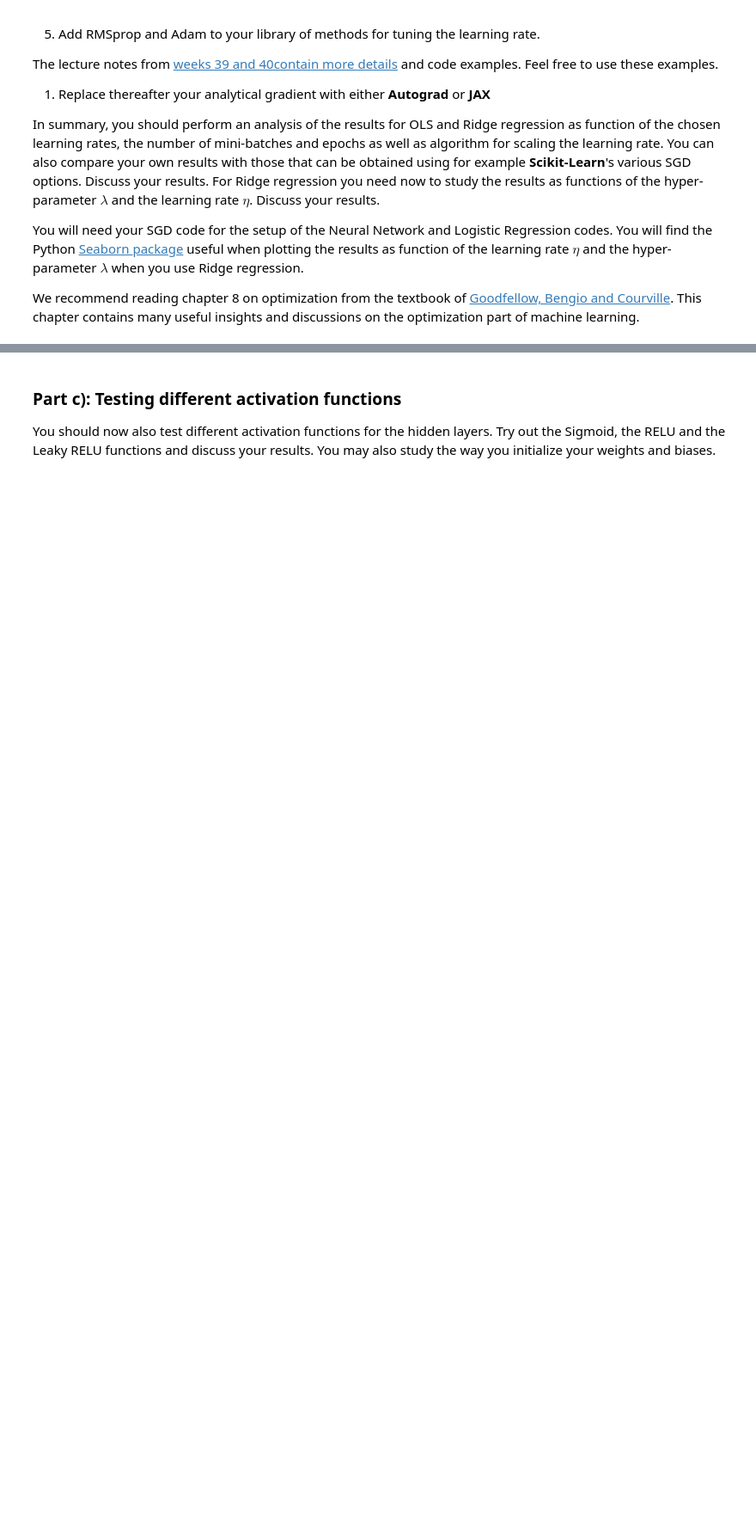
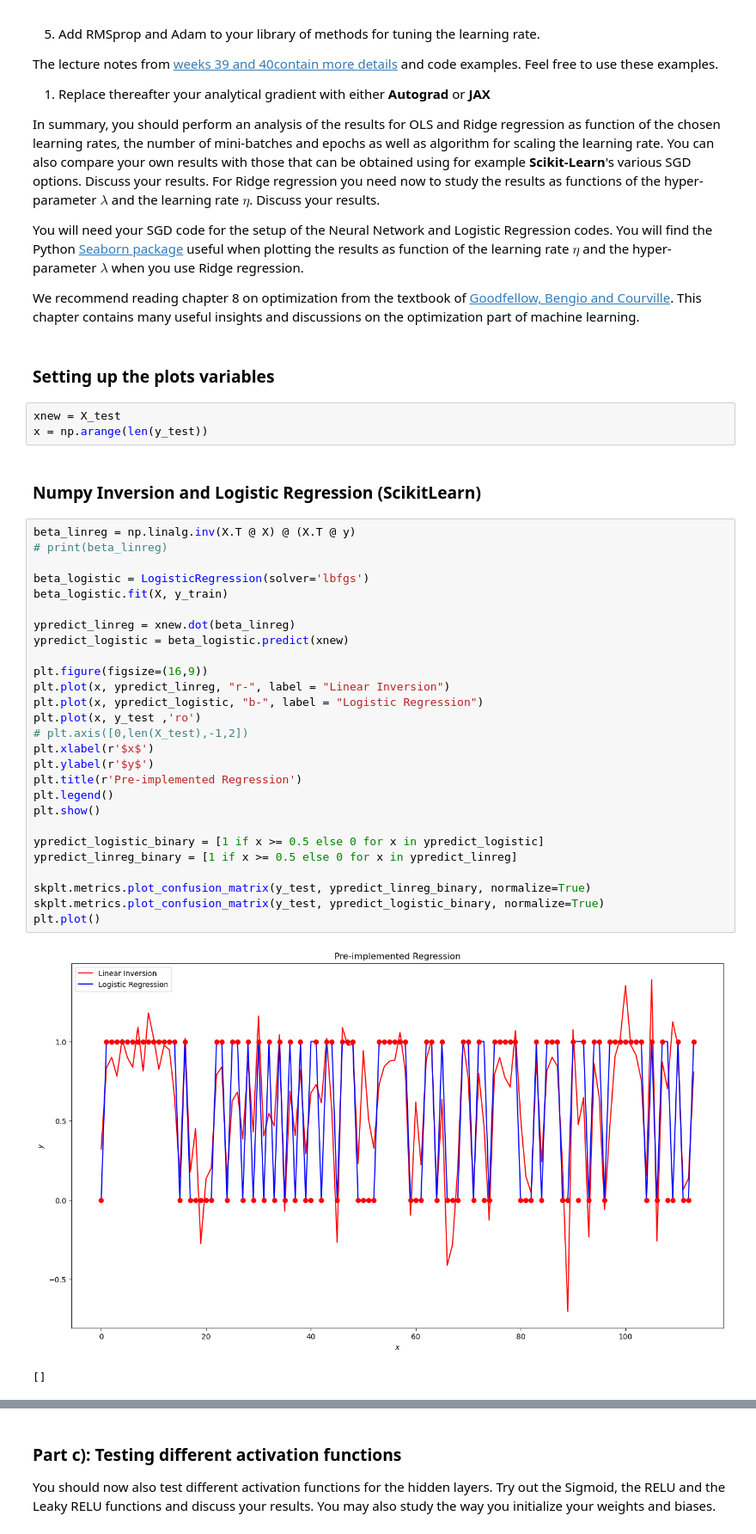
Before and after one commit to Yamacia/Project2data-ml, a Jupyter notebook: project2.ipynb, the cells around one changed output, grey strips where cells are left out. Shown at 86% size. Drawn from its saved outputs; the diff is of its cells as text; blank space fills up the shorter version.

```diff
--- a/project2.ipynb
+++ b/project2.ipynb
@@ -129,3 +139,40 @@ $\eta$ and the hyper-parameter $\lambda$ when you use Ridge
 regression.
 
 We recommend reading chapter 8 on optimization from the textbook of [Goodfellow, Bengio and Courville](https://www.deeplearningbook.org/). This chapter contains many useful insights and discussions on the optimization part of machine learning.
+# %% [markdown]
+### Setting up the plots variables
+# %%
+xnew = X_test
+x = np.arange(len(y_test))
+# %% [markdown]
+### Numpy Inversion and Logistic Regression (ScikitLearn)
+# %%
+beta_linreg = np.linalg.inv(X.T @ X) @ (X.T @ y)
+# print(beta_linreg)
+
+beta_logistic = LogisticRegression(solver='lbfgs')
+beta_logistic.fit(X, y_train)
+
+ypredict_linreg = xnew.dot(beta_linreg)
+ypredict_logistic = beta_logistic.predict(xnew)
+
+plt.figure(figsize=(16,9))
+plt.plot(x, ypredict_linreg, "r-", label = "Linear Inversion")
+plt.plot(x, ypredict_logistic, "b-", label = "Logistic Regression")
+plt.plot(x, y_test ,'ro')
+# plt.axis([0,len(X_test),-1,2])
+plt.xlabel(r'$x$')
+plt.ylabel(r'$y$')
+plt.title(r'Pre-implemented Regression')
+plt.legend()
+plt.show()
+
+ypredict_logistic_binary = [1 if x >= 0.5 else 0 for x in ypredict_logistic]
+ypredict_linreg_binary = [1 if x >= 0.5 else 0 for x in ypredict_linreg]
+
+skplt.metrics.plot_confusion_matrix(y_test, ypredict_linreg_binary, normalize=True)
+skplt.metrics.plot_confusion_matrix(y_test, ypredict_logistic_binary, normalize=True)
+plt.plot()
+# %% [output]
+[figure, added]
+[]
```
Also changed, not shown: parts of 23 cells of this notebook.
